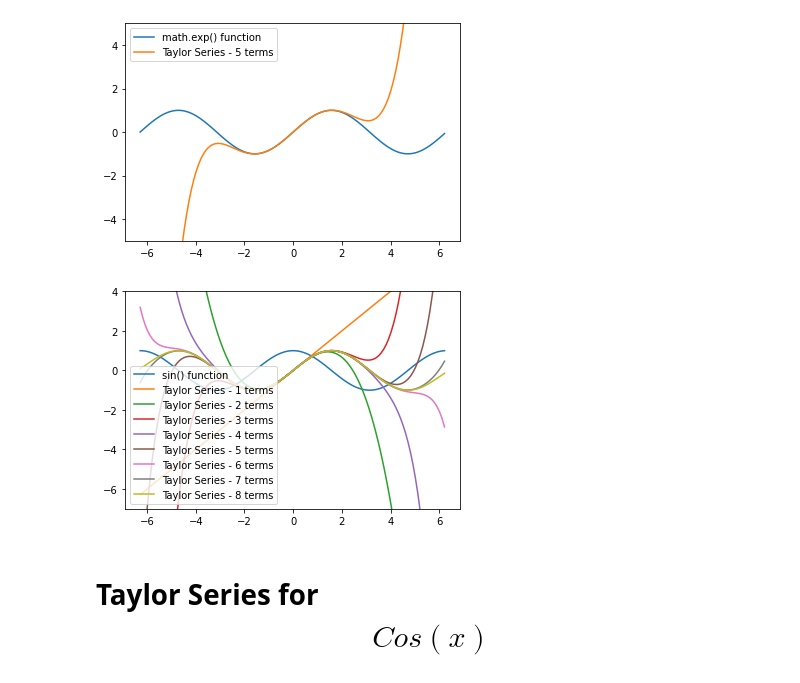
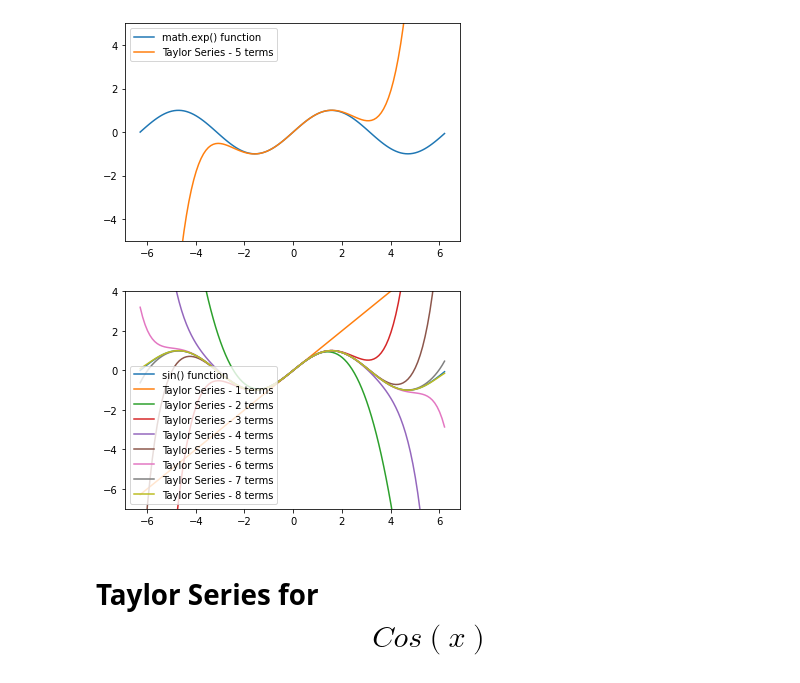
Before and after one commit to luaalvarezve/MetNumUN2020II, a Jupyter notebook: Taylor Series/TaylorSeriesGrClas1stStudentLuiggiAlvarez.ipynb, the cells around one changed output. Saved outputs shown, nothing was run; the diff lists cells and outputs as text; code cells hidden in the pictures.

```diff
--- a/Taylor Series/TaylorSeriesGrClas1stStudentLuiggiAlvarez.ipynb
+++ b/Taylor Series/TaylorSeriesGrClas1stStudentLuiggiAlvarez.ipynb
@@ -279,26 +279,26 @@ plt.show()
 # %%
 angles = np.arange(-2*np.pi,2*np.pi,0.1)
 p_sin = np.sin(angles)
 
 fig, ax = plt.subplots()
-ax.plot(angles,p_cos)
+ax.plot(angles,p_sin)
 
 # add lines for between 1 and 6 terms in the Taylor Series
 for i in range(1,9):
     t_sin = [func_sin(angle,i) for angle in angles]
     ax.plot(angles,t_sin)
 
 ax.set_ylim([-7,4])
 
 # set up legend
 legend_lst = ['sin() function']
 for i in range(1,9):
     legend_lst.append(f'Taylor Series - {i} terms')
 ax.legend(legend_lst, loc=3)
 
 plt.show()
 # %% [output]
-[figure, old version]
+[figure, new version]
 # %% [markdown]
 # Taylor Series for $$ Cos(x)$$
 # %%
```
Also changed, not shown: parts of 14 cells of this notebook.
